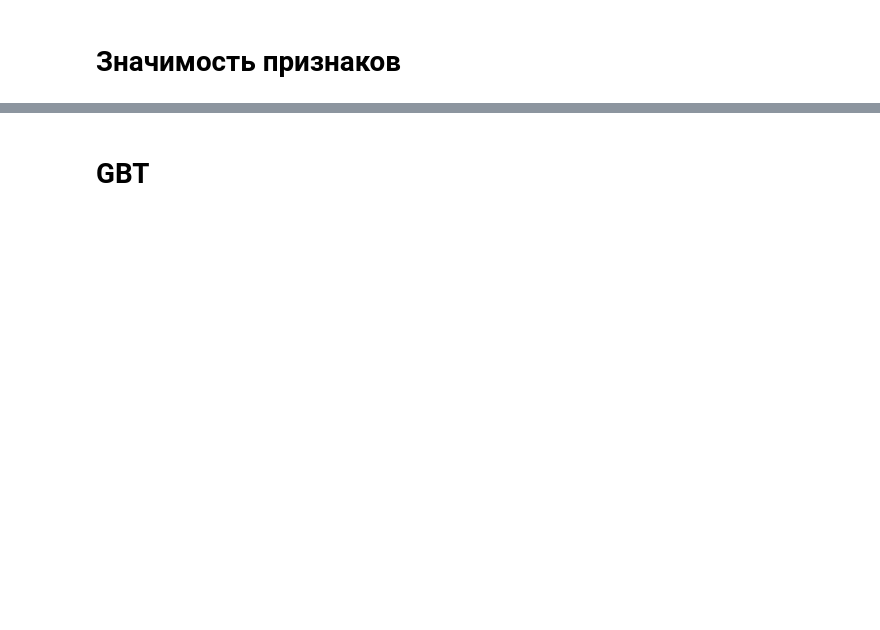
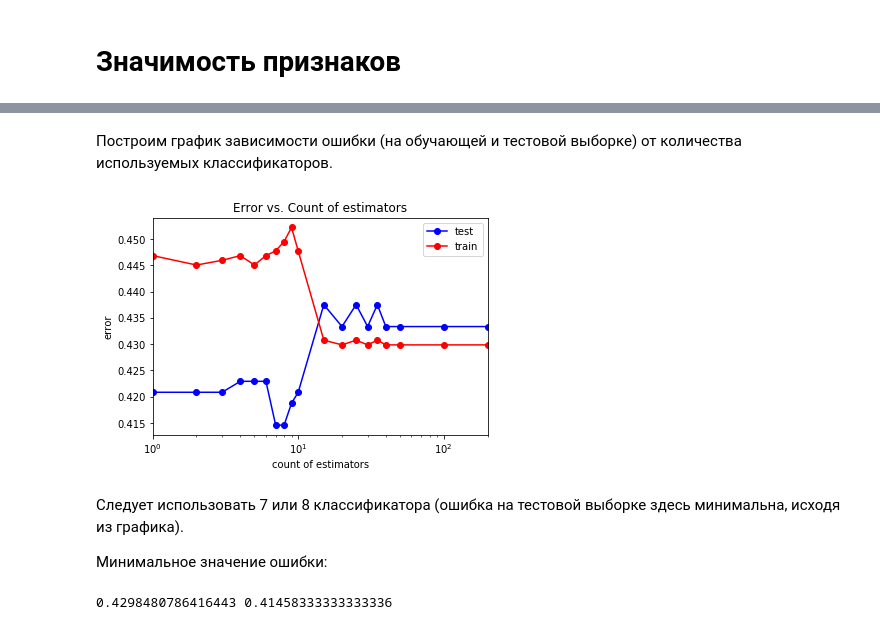
Before and after one commit to Yaroslav-Lahtachev/MachineLearning, a Jupyter notebook: ML.ipynb, the cells around one changed output, grey strips where cells are left out. Saved outputs shown, nothing was run; the diff lists cells and outputs as text; code cells hidden in the pictures; blank space fills up the shorter version.

```diff
--- a/ML.ipynb
+++ b/ML.ipynb
@@ -690,2 +730,35 @@ print(err_train, err_test)
-# %% [markdown]
-# GBT
+# %% [markdown]
+Построим график зависимости ошибки (на обучающей и тестовой выборке) от количества используемых классификаторов.
+# %%
+tree_arr = (1, 2, 3, 4, 5, 6, 7, 8, 9, 10, 15, 20, 25, 30, 35, 40, 50, 100, 200)
+test_err = []
+train_err = []
+for tree in tree_arr:
+    ab = ensemble.AdaBoostClassifier(n_estimators = tree)
+    ab.fit(X_train, y_train)
+
+    y_train_pred = ab.predict(X_train)
+    y_test_pred = ab.predict(X_test)
+    train_err.append(np.mean(y_train != y_train_pred))
+    test_err.append(np.mean(y_test != y_test_pred))
+
+plt.semilogx(tree_arr, test_err, 'b-o', label = 'test')
+plt.semilogx(tree_arr, train_err, 'r-o', label = 'train')
+plt.xlim([np.min(tree_arr), np.max(tree_arr)])
+plt.title('Error vs. Count of estimators')
+plt.xlabel('count of estimators')
+plt.ylabel('error')
+plt.legend()
+pass
+# %% [output]
+[figure, added]
+# %% [markdown]
+Следует использовать 7 или 8 классификатора (ошибка на тестовой выборке здесь минимальна, исходя из графика).
+
+Минимальное значение ошибки:
+# %%
+min_train_err = np.min(train_err)
+min_test_err = np.min(test_err)
+print(min_train_err, min_test_err)
+# %% [output]
+0.4298480786416443 0.41458333333333336
```
Also changed, not shown: parts of 67 cells of this notebook.
